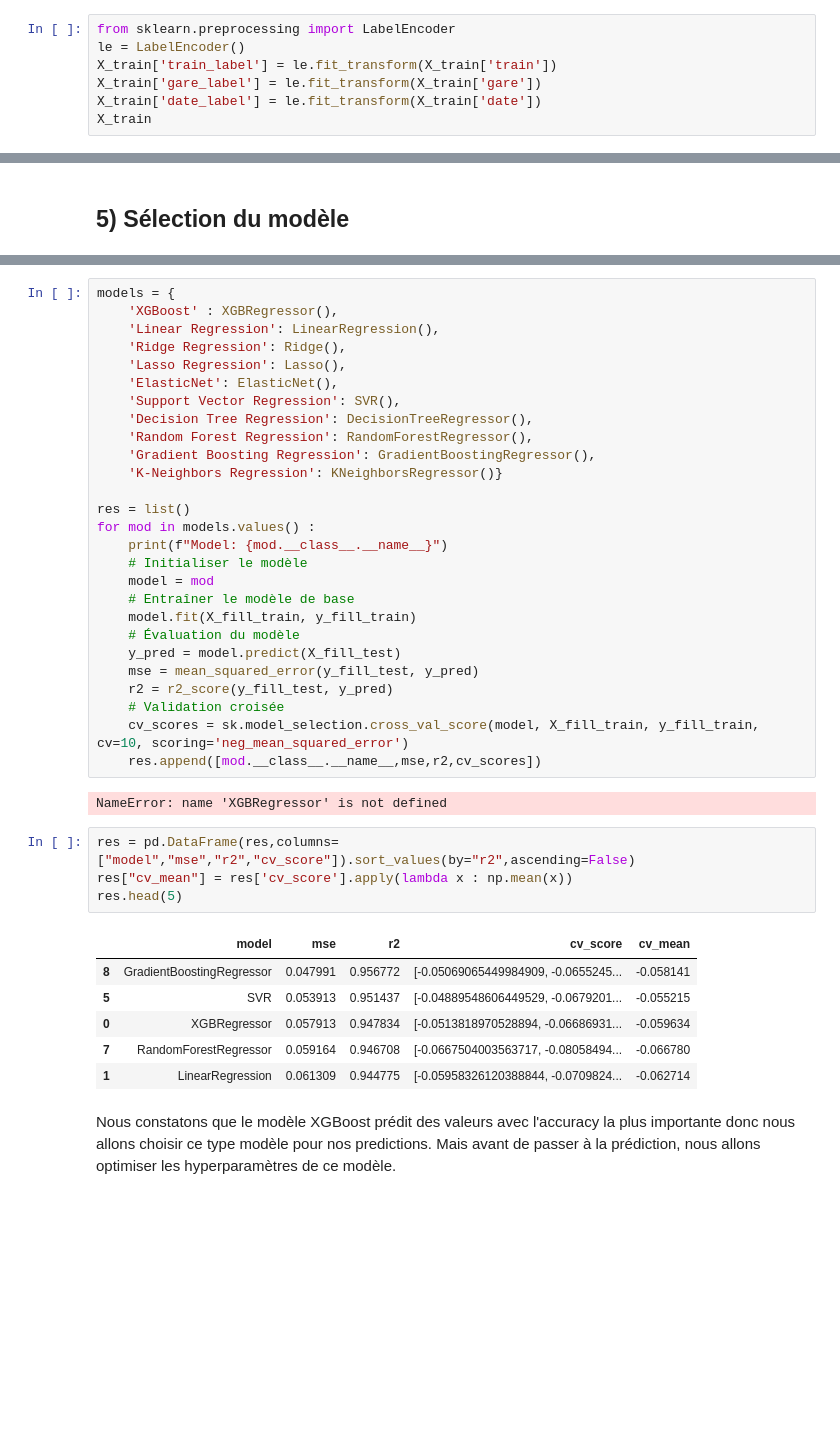
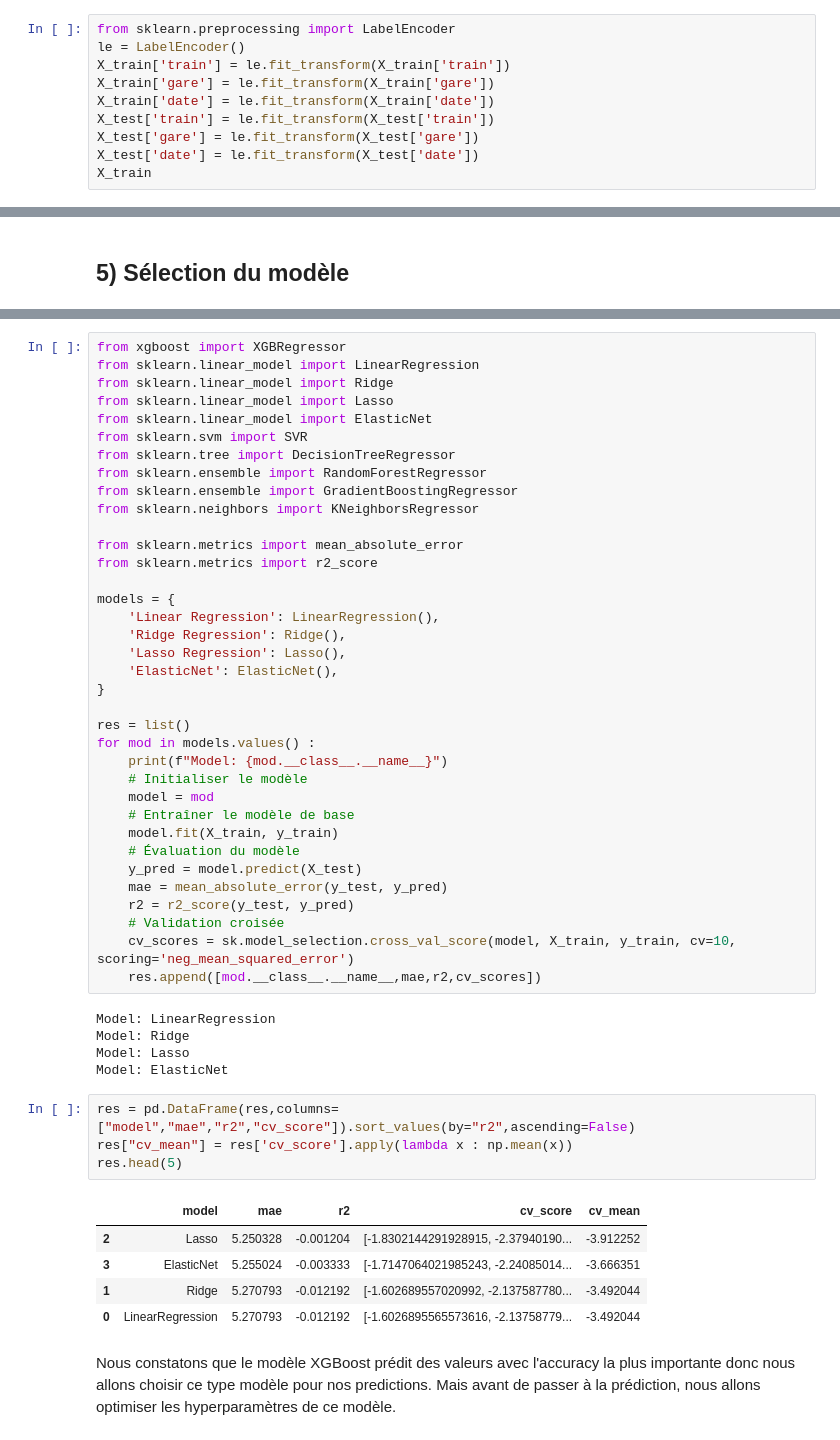
Before and after one commit to Timodang/Projet_ML, a Jupyter notebook: projet_ML.ipynb, the cells around one changed output, grey strips where cells are left out. Saved outputs shown, nothing was run; the diff lists cells and outputs as text; blank space fills up the shorter version.

```diff
--- a/projet_ML.ipynb
+++ b/projet_ML.ipynb
@@ -827,9 +768,12 @@ Il n'y a pas de valeurs manquantes dans la base initiale. Il n'est donc pas néc
 # %%
 from sklearn.preprocessing import LabelEncoder
 le = LabelEncoder()
-X_train['train_label'] = le.fit_transform(X_train['train'])
-X_train['gare_label'] = le.fit_transform(X_train['gare'])
-X_train['date_label'] = le.fit_transform(X_train['date'])
+X_train['train'] = le.fit_transform(X_train['train'])
+X_train['gare'] = le.fit_transform(X_train['gare'])
+X_train['date'] = le.fit_transform(X_train['date'])
+X_test['train'] = le.fit_transform(X_test['train'])
+X_test['gare'] = le.fit_transform(X_test['gare'])
+X_test['date'] = le.fit_transform(X_test['date'])
 X_train
 # %% [output]
 |  | train | gare | date | arret | p2q0 | p3q0 | p4q0 | p0q2 | p0q3 | p0q4 | Mois | ... |
@@ -852,15 +821,24 @@ Nous allons donc tester plusieurs modèles sur nos données d'entrainement pour
 # %%
+from xgboost import XGBRegressor
+from sklearn.linear_model import LinearRegression
+from sklearn.linear_model import Ridge
+from sklearn.linear_model import Lasso
+from sklearn.linear_model import ElasticNet
+from sklearn.svm import SVR
+from sklearn.tree import DecisionTreeRegressor
+from sklearn.ensemble import RandomForestRegressor
+from sklearn.ensemble import GradientBoostingRegressor
+from sklearn.neighbors import KNeighborsRegressor
+
+from sklearn.metrics import mean_absolute_error
+from sklearn.metrics import r2_score
+
 models = {
-    'XGBoost' : XGBRegressor(),
     'Linear Regression': LinearRegression(),
     'Ridge Regression': Ridge(),
     'Lasso Regression': Lasso(),
     'ElasticNet': ElasticNet(),
-    'Support Vector Regression': SVR(),
-    'Decision Tree Regression': DecisionTreeRegressor(),
-    'Random Forest Regression': RandomForestRegressor(),
-    'Gradient Boosting Regression': GradientBoostingRegressor(),
-    'K-Neighbors Regression': KNeighborsRegressor()}
+}
 
 res = list()
 for mod in models.values() :
@@ -868,27 +846,29 @@ for mod in models.values() :
     # Initialiser le modèle
     model = mod
     # Entraîner le modèle de base
-    model.fit(X_fill_train, y_fill_train)
+    model.fit(X_train, y_train)
     # Évaluation du modèle
-    y_pred = model.predict(X_fill_test)
-    mse = mean_squared_error(y_fill_test, y_pred)
-    r2 = r2_score(y_fill_test, y_pred)
+    y_pred = model.predict(X_test)
+    mae = mean_absolute_error(y_test, y_pred)
+    r2 = r2_score(y_test, y_pred)
     # Validation croisée
-    cv_scores = sk.model_selection.cross_val_score(model, X_fill_train, y_fill_train, cv=10, scoring='neg_mean_squared_error')
-    res.append([mod.__class__.__name__,mse,r2,cv_scores])
+    cv_scores = sk.model_selection.cross_val_score(model, X_train, y_train, cv=10, scoring='neg_mean_squared_error')
+    res.append([mod.__class__.__name__,mae,r2,cv_scores])
 # %% [output]
-NameError: name 'XGBRegressor' is not defined
+Model: LinearRegression
+Model: Ridge
+Model: Lasso
+Model: ElasticNet
 # %%
-res = pd.DataFrame(res,columns=["model","mse","r2","cv_score"]).sort_values(by="r2",ascending=False)
+res = pd.DataFrame(res,columns=["model","mae","r2","cv_score"]).sort_values(by="r2",ascending=False)
 res["cv_mean"] = res['cv_score'].apply(lambda x : np.mean(x))
 res.head(5)
 # %% [output]
-|  | model | mse | r2 | cv_score | cv_mean |
-| 8 | GradientBoostingRegressor | 0.047991 | 0.956772 | [-0.05069065449984909, -0.0655245... | -0.058141 |
-| 5 | SVR | 0.053913 | 0.951437 | [-0.04889548606449529, -0.0679201... | -0.055215 |
-| 0 | XGBRegressor | 0.057913 | 0.947834 | [-0.0513818970528894, -0.06686931... | -0.059634 |
-| 7 | RandomForestRegressor | 0.059164 | 0.946708 | [-0.0667504003563717, -0.08058494... | -0.066780 |
-| 1 | LinearRegression | 0.061309 | 0.944775 | [-0.05958326120388844, -0.0709824... | -0.062714 |
+|  | model | mae | r2 | cv_score | cv_mean |
+| 2 | Lasso | 5.250328 | -0.001204 | [-1.8302144291928915, -2.37940190... | -3.912252 |
+| 3 | ElasticNet | 5.255024 | -0.003333 | [-1.7147064021985243, -2.24085014... | -3.666351 |
+| 1 | Ridge | 5.270793 | -0.012192 | [-1.602689557020992, -2.137587780... | -3.492044 |
+| 0 | LinearRegression | 5.270793 | -0.012192 | [-1.6026895565573616, -2.13758779... | -3.492044 |
 # %% [markdown]
 Nous constatons que le modèle XGBoost prédit des valeurs avec l'accuracy la plus importante donc nous allons choisir ce type modèle pour nos predictions. Mais avant de passer à la prédiction, nous allons optimiser les hyperparamètres de ce modèle.
 # %% [markdown]
```
Also changed, not shown: parts of 87 cells of this notebook.
